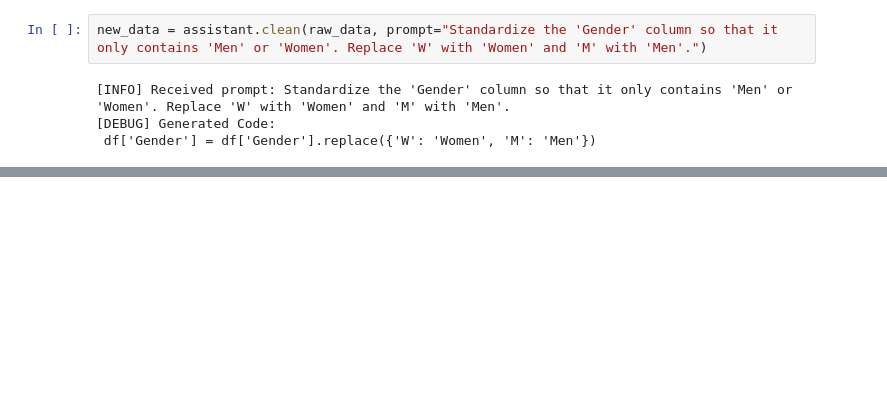
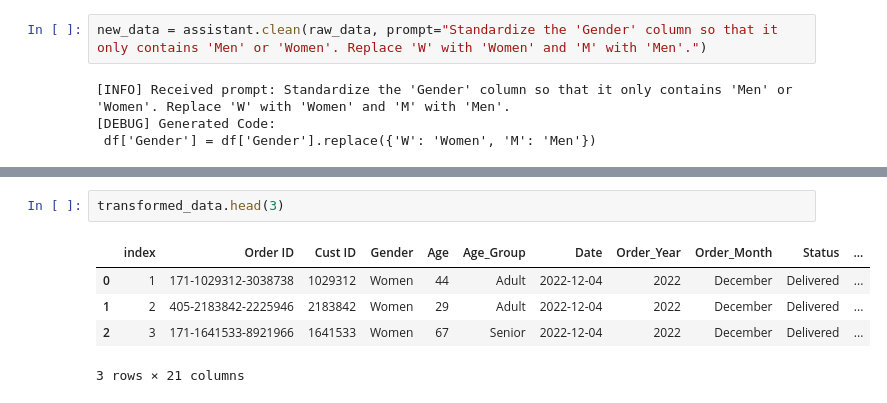
Before and after one commit to Omkar-01s/GEN-AI-DATA-ANALYST, a Jupyter notebook: examples/demo.ipynb, the cells around one changed output, grey strips where cells are left out. Saved outputs shown, nothing was run; the diff lists cells and outputs as text; blank space fills up the shorter version.

```diff
--- a/examples/demo.ipynb
+++ b/examples/demo.ipynb
@@ -80,0 +154,8 @@ array(['Women', 'Men', 'W', 'M'], dtype=object)
+# %%
+transformed_data.head(3)
+# %% [output]
+|  | index | Order ID | Cust ID | Gender | Age | Age_Group | Date | Order_Year | Order_Month | Status | ... |
+| 0 | 1 | 171-1029312-3038738 | 1029312 | Women | 44 | Adult | 2022-12-04 | 2022 | December | Delivered | ... |
+| 1 | 2 | 405-2183842-2225946 | 2183842 | Women | 29 | Adult | 2022-12-04 | 2022 | December | Delivered | ... |
+| 2 | 3 | 171-1641533-8921966 | 1641533 | Women | 67 | Senior | 2022-12-04 | 2022 | December | Delivered | ... |
+3 rows × 21 columns
```
Also changed, not shown: parts of 24 cells of this notebook.
